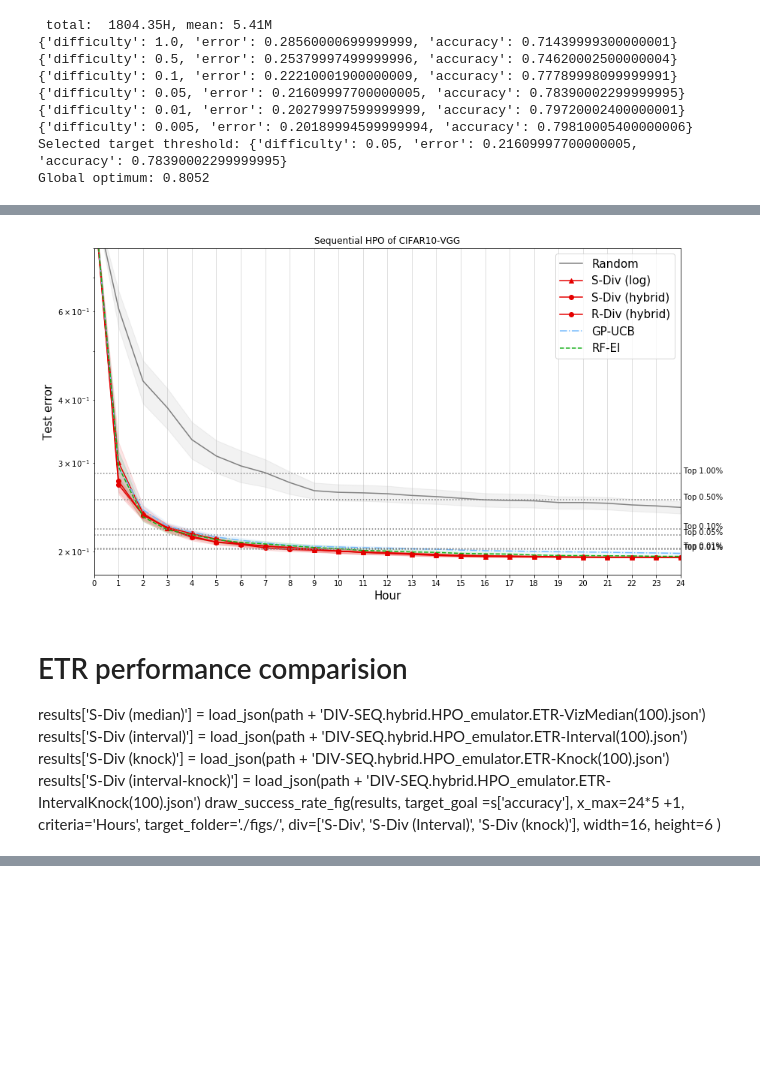
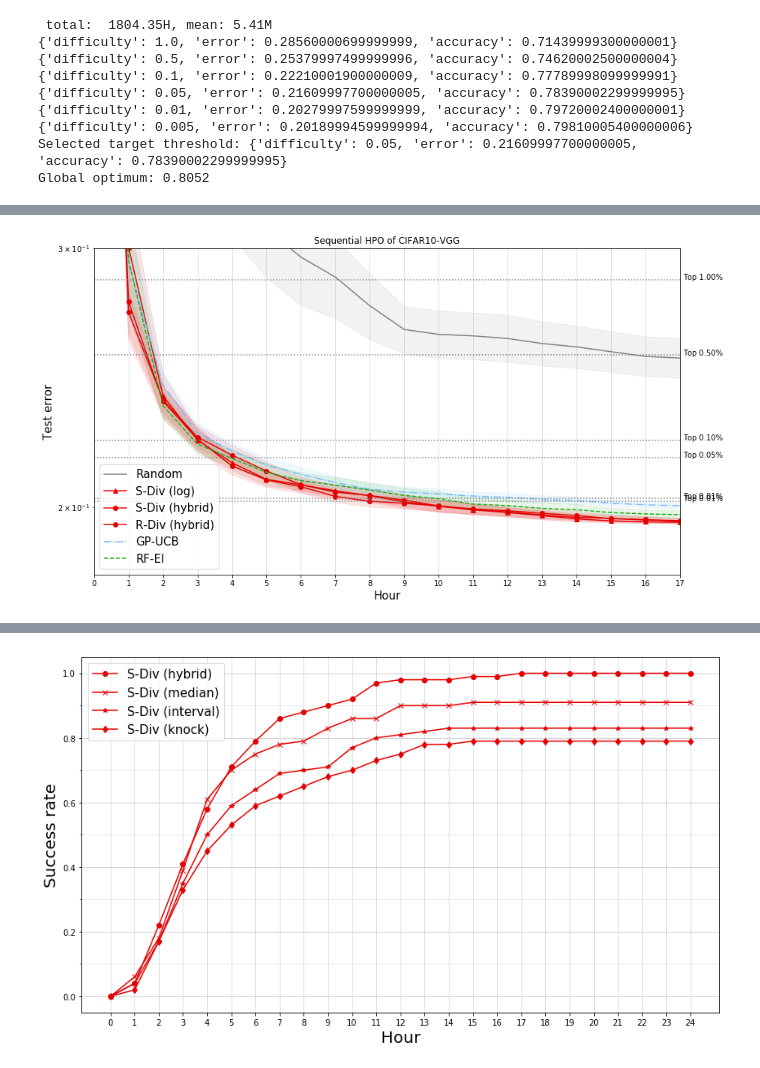
Before and after one commit to yongjinkim49/ecml, a Jupyter notebook: results/[ICML19] CIFAR10-VGG performance evaluation.ipynb, the cells around one changed output, grey strips where cells are left out. Saved outputs shown, nothing was run; the diff lists cells and outputs as text; code cells hidden in the pictures; blank space fills up the shorter version.

```diff
--- a/results/[ICML19] CIFAR10-VGG performance evaluation.ipynb
+++ b/results/[ICML19] CIFAR10-VGG performance evaluation.ipynb
@@ -80,15 +80,17 @@ draw_success_rate_fig(results, s['accuracy'], 24,
 # %%
 selected = rand + sdivs + bounds
 draw_best_error_curve(results, selected, 100,
-                      ylim=(.18, .9), xlim=(0, 24), summary=True, guidelines=stats, x_steps=1,
+                      ylim=(.18, .3), xlim=(0, 17), summary=True, guidelines=stats, x_steps=1,
                       title="Sequential HPO of {}".format(dataset_name))
 # %% [output]
-[figure, old version]
+[figure, new version]
-# %% [markdown]
-# ETR performance comparision
-results['S-Div (median)'] = load_json(path + 'DIV-SEQ.hybrid.HPO_emulator.ETR-VizMedian(100).json')
-results['S-Div (interval)'] = load_json(path + 'DIV-SEQ.hybrid.HPO_emulator.ETR-Interval(100).json')
-results['S-Div (knock)'] = load_json(path + 'DIV-SEQ.hybrid.HPO_emulator.ETR-Knock(100).json')
-results['S-Div (interval-knock)'] = load_json(path + 'DIV-SEQ.hybrid.HPO_emulator.ETR-IntervalKnock(100).json')
-draw_success_rate_fig(results, target_goal =s['accuracy'], x_max=24*5 +1, criteria='Hours', target_folder='./figs/',
-                            div=['S-Div', 'S-Div (Interval)', 'S-Div (knock)'], width=16, height=6 )
+# %%
+# ETR performance comparision
+etr_divs = ['S-Div (median)', 'S-Div (interval)', 'S-Div (knock)']
+results['S-Div (median)'] = load_json(s_path + 'DIV-SEQ.hybrid.HPO_emulator.ETR-VizMedian(100).json')
+results['S-Div (interval)'] = load_json(s_path + 'DIV-SEQ.hybrid.HPO_emulator.ETR-Interval(100).json')
+results['S-Div (knock)'] = load_json(s_path + 'DIV-SEQ.hybrid.HPO_emulator.ETR-Knock(100).json')
+# results['S-Div (interval-knock)'] = load_json(s_path + 'DIV-SEQ.hybrid.HPO_emulator.ETR-IntervalKnock(100).json')
+draw_success_rate_fig(results, target_goal =s['accuracy'], x_max=24 +1, x_unit='Hour',
+                            div=['S-Div (hybrid)'] + etr_divs, width=14, height=8 )
+# %% [output]
@@ -94,0 +98 @@ draw_success_rate_fig(results, target_goal =s['accuracy'], x_max=24*5 +1, criter
+[figure, added]
```
Also changed, not shown: parts of 12 cells of this notebook, 5 other files.
